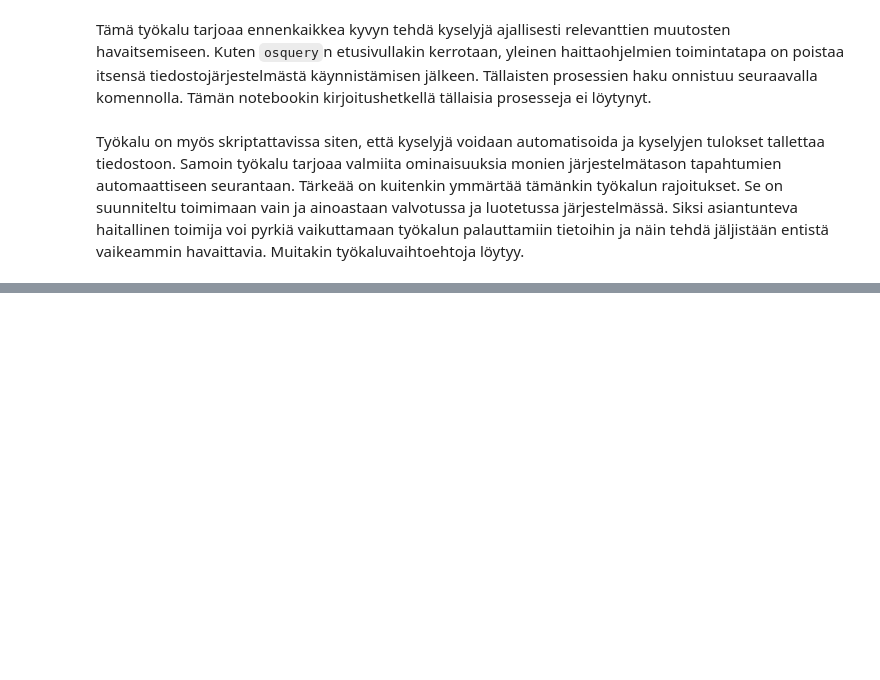
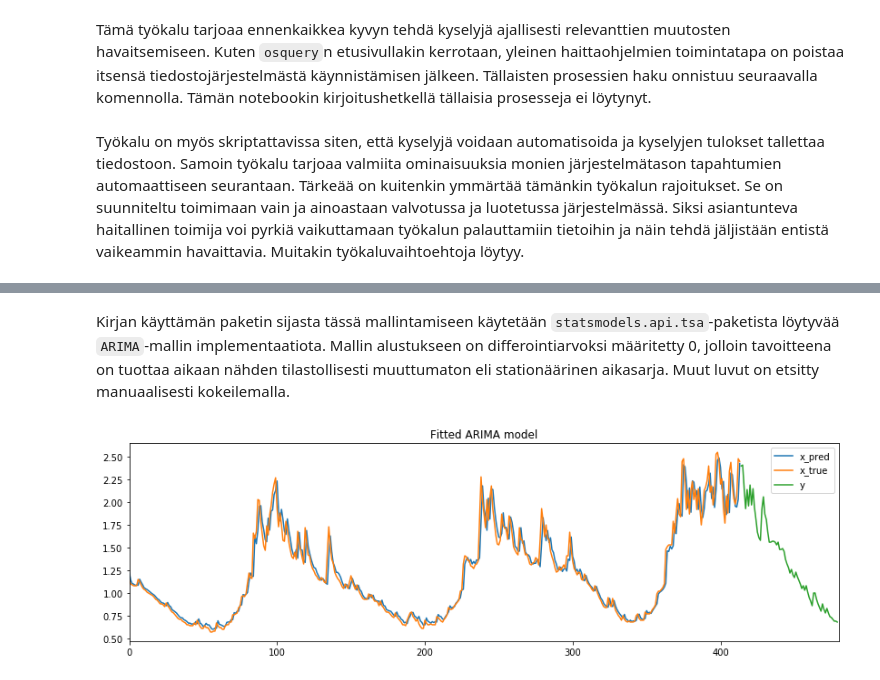
Before and after one commit to karmus89/machine-learning-and-security, a Jupyter notebook: notebooks/03. Anomaly Detection.ipynb, the cells around one changed output, grey strips where cells are left out. Cells and saved outputs as stored; diff of their text form; code cells hidden in the pictures; blank space fills up the shorter version.

```diff
--- a/notebooks/03. Anomaly Detection.ipynb
+++ b/notebooks/03. Anomaly Detection.ipynb
@@ -115,0 +188,14 @@ Pakettien syvätarkkailu (*deep packet inspection, DPI*) ottaa pakettien ylä- j
+# %% [markdown]
+Kirjan käyttämän paketin sijasta tässä mallintamiseen käytetään `statsmodels.api.tsa`-paketista löytyvää `ARIMA`-mallin implementaatiota. Mallin alustukseen on differointiarvoksi määritetty 0, jolloin tavoitteena on tuottaa aikaan nähden tilastollisesti muuttumaton eli stationäärinen aikasarja. Muut luvut on etsitty manuaalisesti kokeilemalla.
+# %%
+import statsmodels.api as sm_api
+model = sm_api.tsa.ARIMA(endog=x.cpu,order=(8,0,1)).fit(disp=False)
+fig, ax = plt.subplots()
+model.plot_predict(ax=ax)
+y.plot(ax=ax)
+ax.legend(['x_pred','x_true','y'])
+plt.title('Fitted ARIMA model')
+plt.xlim(0,len(dataset))
+plt.show()
+# %% [output]
+[figure, added]
```
Also changed, not shown: parts of 29 cells of this notebook, 1 other file.
